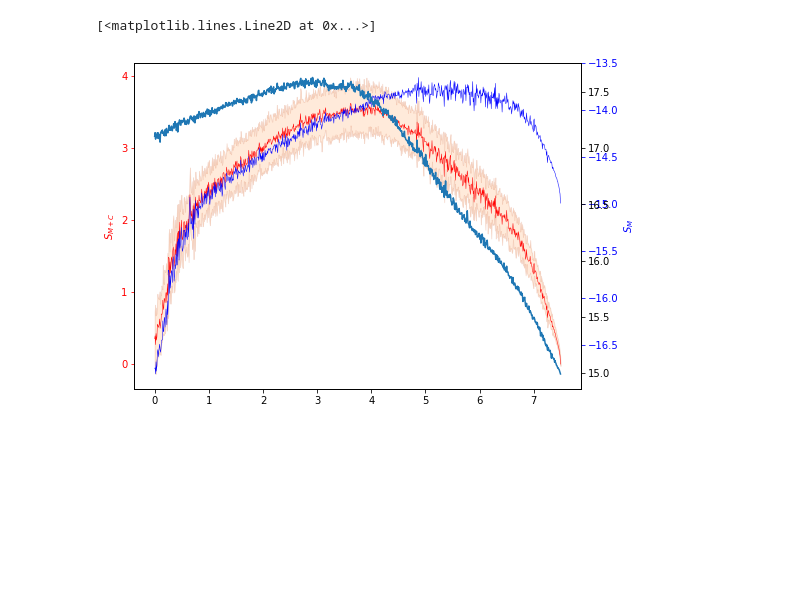
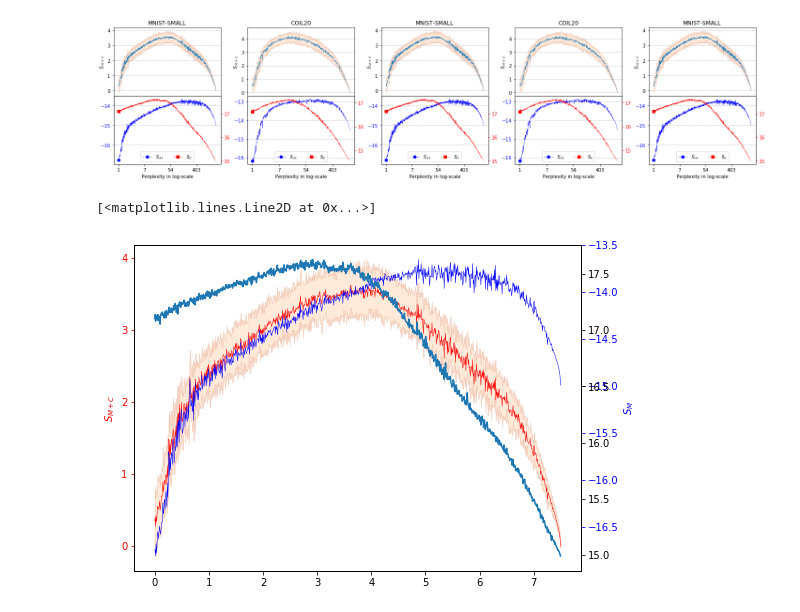
Before and after one commit to vu-minh/tsne_auto_perp_constraints, a Jupyter notebook: Constraint score by perplexity.ipynb, the cells around one changed output. Saved outputs shown, nothing was run; the diff lists cells and outputs as text; code cells hidden in the pictures; blank space fills up the shorter version.

Commit message:
Refactor plot S for all datasets

```diff
--- a/Constraint score by perplexity.ipynb
+++ b/Constraint score by perplexity.ipynb
@@ -37 +10,31 @@ s_cl_means = dfc2.s_cl.mean().get_values()
+# %%
+def _plot_S(ax1, ax2, dataset_name, in_subplot=True):
+    db_name = 'DB_{}'.format(dataset_name)
+    key_name_in_DB = 'constraints'
+    dfc = db_utils.load_data(db_name, key_name_in_DB)
+    dfc = dfc.loc[:, dfc.columns != 'reproduce_seed']
+
+    # only work with `n_constraints > 5`
+    dfc = dfc[dfc.n_constraints > 5]
+
+    # group by perplexity
+    dfc2 = dfc.groupby('perp')
+
+    # calculate statistical info
+    summary_by_perp = dfc2.agg(['mean', 'std', 'min', 'max', 'count'])
+
+    # get values for `S_all`, `S_M` and `S_C`
+    perps = summary_by_perp.index.tolist()
+    s_all_means = dfc2.s_all.mean().get_values()
+    s_all_errors = dfc2.s_all.std().get_values()
+    s_ml_means = dfc2.s_ml.mean().get_values()
+    s_cl_means = dfc2.s_cl.mean().get_values()
+
+    # print(dataset_name, perps.shape, s_all_means.shape, s_all_errors.shape,
+    #     s_ml_means.shape, s_cl_means.shape)
+
+    # plot to individual file or plot to subplot
+    _plot_constraint_scores(ax1, ax2, perps,
+                            s_all_means, s_all_errors, s_ml_means, s_cl_means,
+                            dataset_name, in_subplot)
 # %%
@@ -78,3 +89,18 @@ plt.savefig('./plots/[{}]constraint_scores.png'.format(dataset_name))
+# %%
+fig, axes = plt.subplots(2, 5, figsize=(20, 5))
+
+datasets = ['MNIST-SMALL', 'COIL20', 'MNIST-SMALL', 'COIL20', 'MNIST-SMALL']
+
+for i, dataset_name in enumerate(datasets):
+    ax1, ax2 = axes[0][i], axes[1][i]
+    _plot_S(ax1, ax2, dataset_name, in_subplot=True)
+
+plt.tight_layout()
+plt.subplots_adjust(hspace=0, wspace=0.25)
+# plt.suptitle('$S_{\mathcal{M}+\mathcal{C}}, S_{\mathcal{M}}$ and $S_{\mathcal{C}}$ for all datasets', y=1.05)
+plt.savefig('./plots/[ALL]constraint_scores.png')
+# %% [output]
+[figure, added]
 # %%
 fig, ax = plt.subplots(figsize=(8, 6))
 
```
Also changed, not shown: parts of 7 cells of this notebook, 2 other files.
